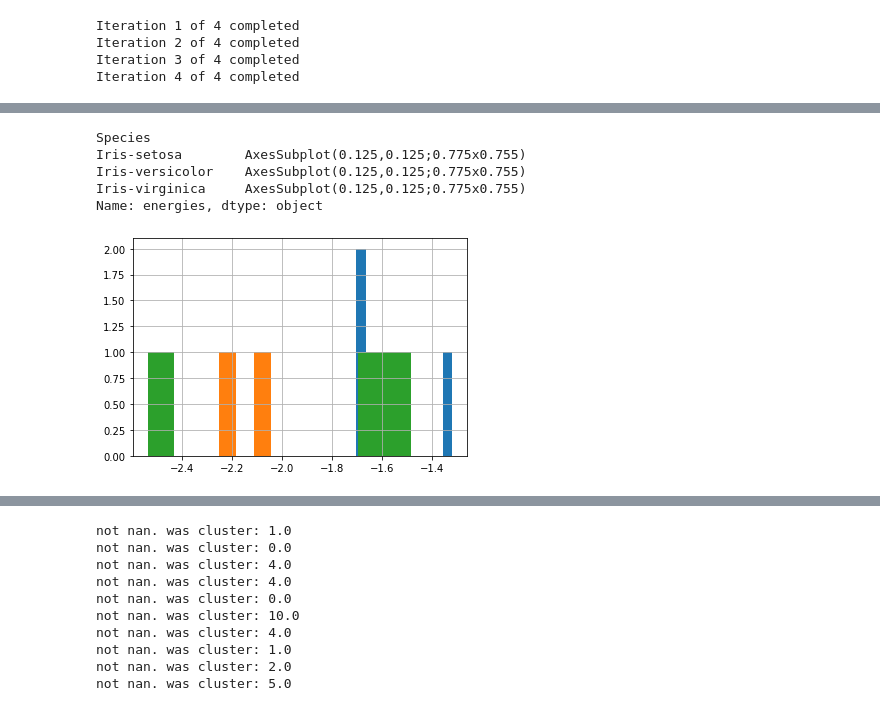
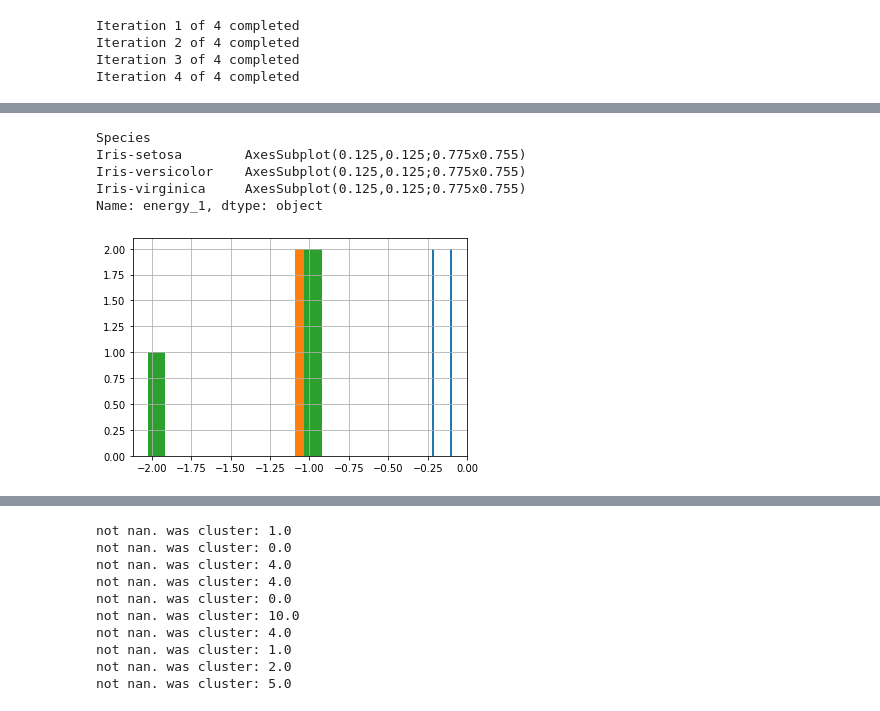
Before and after one commit to ajrazander/Unsupervised-QML, a Jupyter notebook: Unsupervised_Learning.ipynb, the cells around one changed output, grey strips where cells are left out. Drawn from its saved outputs; the diff is of its cells as text; code cells hidden in the pictures.

```diff
--- a/Unsupervised_Learning.ipynb
+++ b/Unsupervised_Learning.ipynb
@@ -258,11 +259,13 @@ def calc_w_exp_decay(data_array):
             w[i, j] = np.exp(-np.linalg.norm(data_array[i]-data_array[j]) / length_scale)
     return w
 # %%
-# Remove Iris labels
-data_full = df.loc[:,['SepalLengthCm','SepalWidthCm','PetalLengthCm','PetalWidthCm']]
+# Remove Iris labels and Sepal dimensions
+data_full = df.loc[:,['PetalLengthCm','PetalWidthCm']]
 
 # Reduce number of data points, will be removed later
+# Dataframe with species labels
 df_sub = df[::15]
+# Dataframe without species lables
 data_sub = data_full[::15]
 data_sub
 # %% [output]
@@ -281,12 +310,14 @@ data_sub
 # Number of iterations
 r = 4
 data = data_sub.copy()
+# Number of partitions
 parts = 5
 
 # QAOA hyperparameters
-p = 1  # Number of adiabatic steps must be >= 1
+p = 2  # Number of adiabatic steps must be >= 1
 optimizer = COBYLA()  # Arbitrary selection
-backend = BasicAer.get_backend('statevector_simulator')
+#backend = provider.get_backend('ibmq_qasm_simulator')  # Simulate using IBM's cloud service
+backend = BasicAer.get_backend('statevector_simulator')  # Simulate using local machine
 quantum_instance = QuantumInstance(backend, shots=1)
 
 for i in range(0,r):
@@ -298,14 +329,12 @@ for i in range(0,r):
     data['energy_'+str(i)] = np.nan
 
     # Break data into m partitions (abitrary choice of m). Also remove 'labels_i' from data.
-    partitions = np.array_split(data[data.columns[:4]], parts)
+    partitions = np.array_split(data[data.columns[:2]], parts)
 
     for part in partitions:
         part_array = part.values
-        #w = calc_w(part_array)
-        #print('previous w:', w)
-        w = calc_w_exp_decay(part_array)  # Calculate pairwise distances between points
-        #print('exp w:', w)
+        w = calc_w(part_array)  # Calculate pairwise distances between points
+        #w = calc_w_exp_decay(part_array)  # Calculate pairwise distances between points
         # Execute algorithm
         qubit_ops, offset = max_cut.get_max_cut_qubitops(w)
         qaoa = QAOA(qubit_ops, optimizer, p)
@@ -370,6 +398,0 @@ Name: energies, dtype: object
-# %%
-# Include results in df_sub dataframe for analysis
-for i in range(0,r):
-    df_sub.loc[:,'labels_'+str(i)] = data.loc[:,'labels_'+str(i)]
-    df_sub.loc[:,'energy_'+str(i)] = data.loc[:,'energy_'+str(i)]
-df_sub
@@ -388,13 +399,13 @@ df_sub
 # %%
 # Plot Species vs energy labels
 df_plot = pd.DataFrame()
-df_plot['energies'] = df_sub[df_sub.columns[6::2]].sum(axis=1)
+df_plot['energy_1'] = df_sub['energy_1']
 df_plot['Species'] = df_sub['Species']
-df_plot.groupby('Species')['energies'].hist(bins=10)
+df_plot.groupby('Species')['energy_1'].hist(bins=10)
 # %% [output]
 Species
 Iris-setosa        AxesSubplot(0.125,0.125;0.775x0.755)
 Iris-versicolor    AxesSubplot(0.125,0.125;0.775x0.755)
 Iris-virginica     AxesSubplot(0.125,0.125;0.775x0.755)
-Name: energies, dtype: object
+Name: energy_1, dtype: object
-[figure, old version]
+[figure, new version]
```
Also changed, not shown: parts of 10 cells of this notebook.
